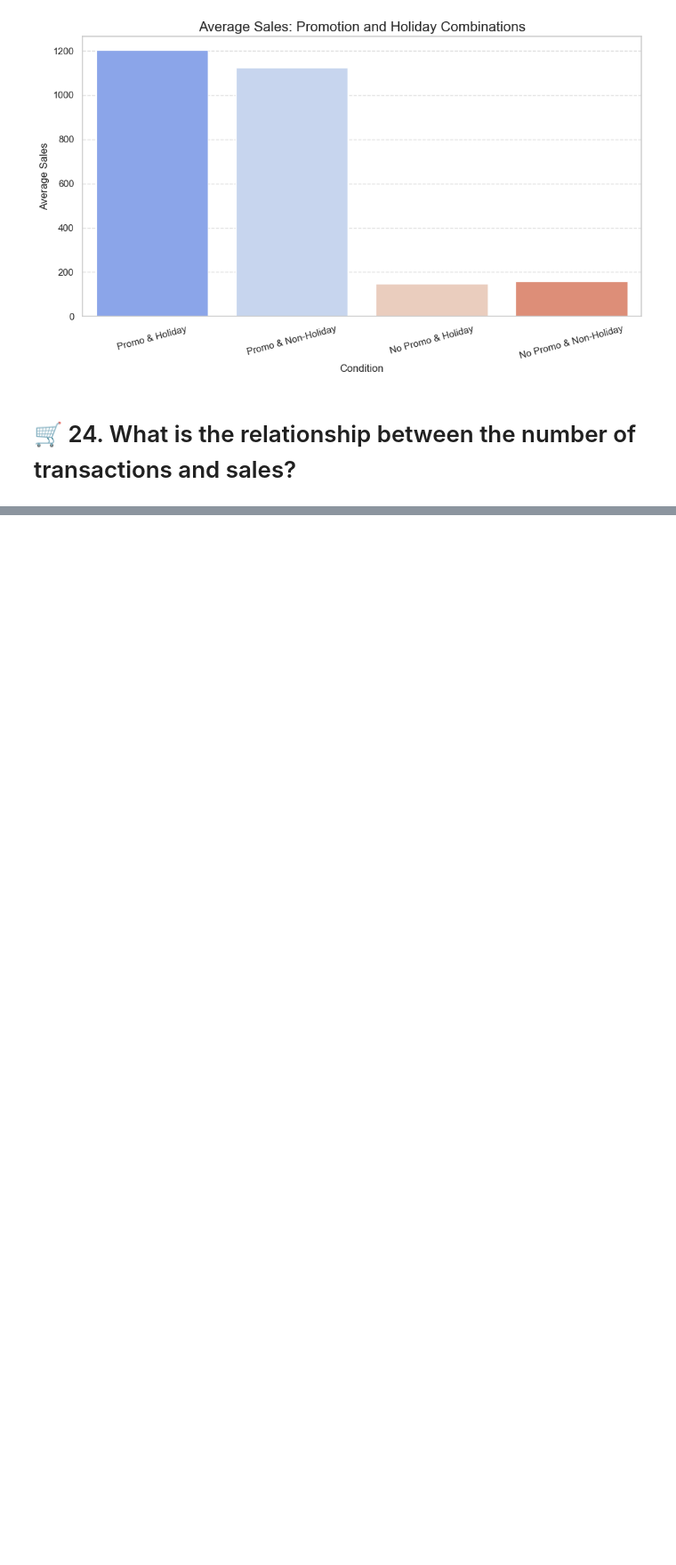
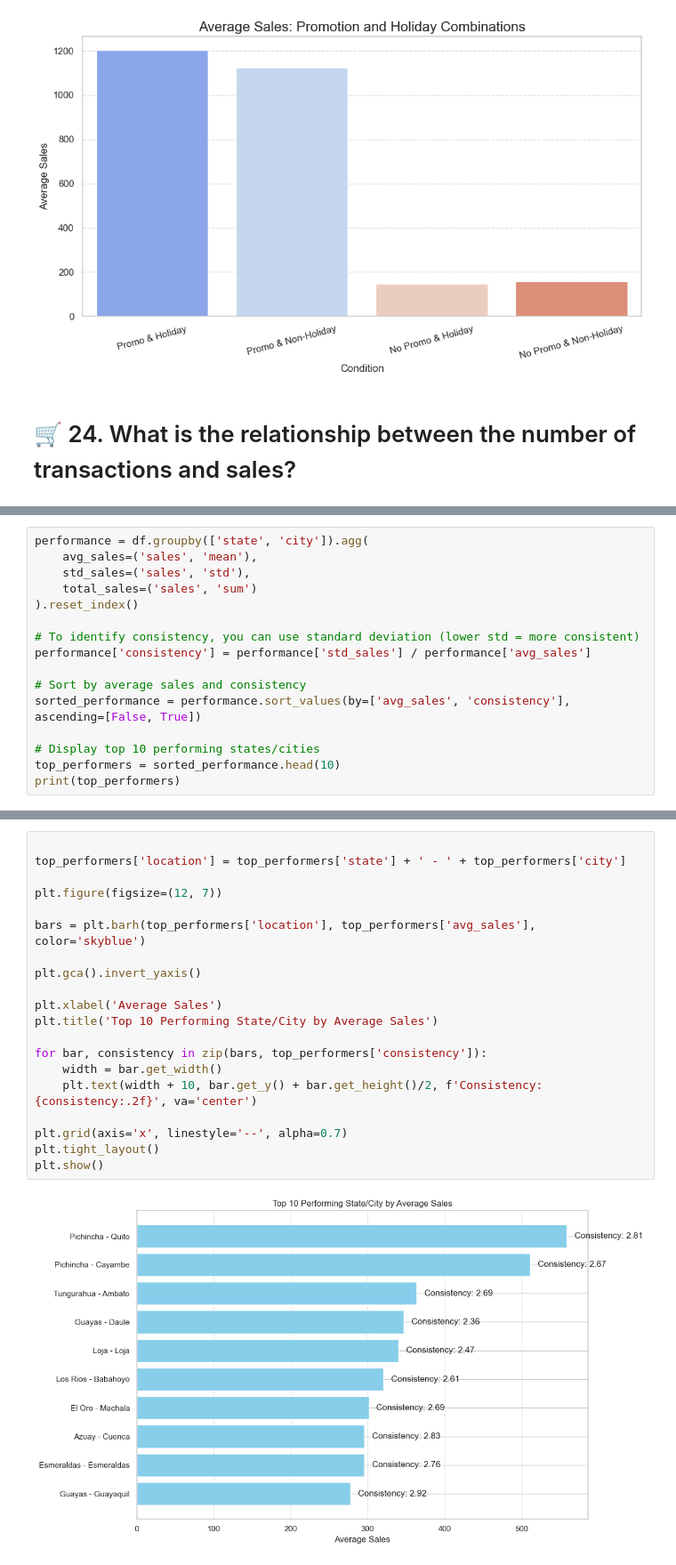
Before and after one commit to Seif-Eldin-Omar/sales-forecasting-optimization, a Jupyter notebook: notebooks/visualization_demo.ipynb, the cells around one changed output, grey strips where cells are left out. Shown at 89% size. Drawn from its saved outputs; the diff is of its cells as text; blank space fills up the shorter version.

```diff
--- a/notebooks/visualization_demo.ipynb
+++ b/notebooks/visualization_demo.ipynb
@@ -898,0 +972,16 @@ Correlation between Transactions and Sales: 0.2330
+# %%
+performance = df.groupby(['state', 'city']).agg(
+    avg_sales=('sales', 'mean'),
+    std_sales=('sales', 'std'),
+    total_sales=('sales', 'sum')
+).reset_index()
+
+# To identify consistency, you can use standard deviation (lower std = more consistent)
+performance['consistency'] = performance['std_sales'] / performance['avg_sales']
+
+# Sort by average sales and consistency
+sorted_performance = performance.sort_values(by=['avg_sales', 'consistency'], ascending=[False, True])
+
+# Display top 10 performing states/cities
+top_performers = sorted_performance.head(10)
+print(top_performers)
@@ -898,0 +1000,22 @@ Correlation between Transactions and Sales: 0.2330
+# %%
+
+top_performers['location'] = top_performers['state'] + ' - ' + top_performers['city']
+
+plt.figure(figsize=(12, 7))
+
+bars = plt.barh(top_performers['location'], top_performers['avg_sales'], color='skyblue')
+
+plt.gca().invert_yaxis()
+
+plt.xlabel('Average Sales')
+plt.title('Top 10 Performing State/City by Average Sales')
+
+for bar, consistency in zip(bars, top_performers['consistency']):
+    width = bar.get_width()
+    plt.text(width + 10, bar.get_y() + bar.get_height()/2, f'Consistency: {consistency:.2f}', va='center')
+
+plt.grid(axis='x', linestyle='--', alpha=0.7)
+plt.tight_layout()
+plt.show()
+# %% [output]
+[figure, added]
```
Also changed, not shown: parts of 23 cells of this notebook, 6 other files.
